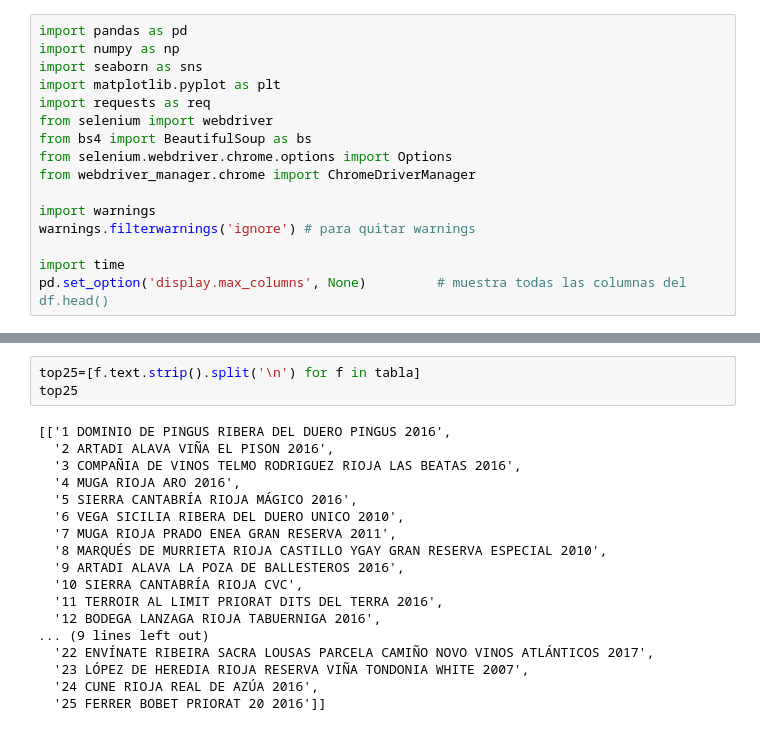
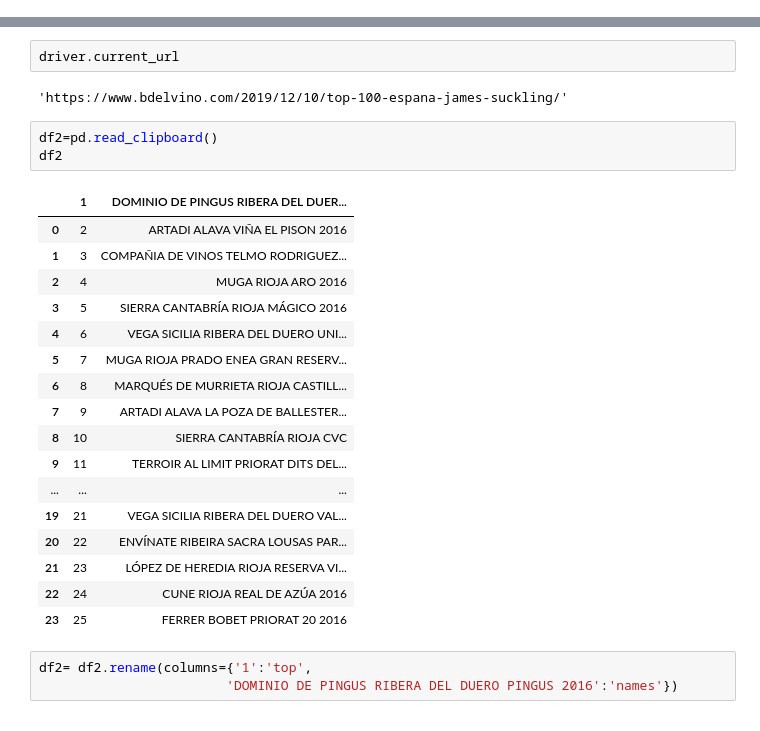
Before and after one commit to OrianAmpuero/ETL-PROJECT, a Jupyter notebook: DATA/DF CLEAN 2.ipynb, the cells around one changed output, grey strips where cells are left out. Cells and saved outputs as stored; diff of their text form.

```diff
--- a/DATA/DF CLEAN 2.ipynb
+++ b/DATA/DF CLEAN 2.ipynb
@@ -5,16 +2,0 @@
-# %%
-import pandas as pd
-import numpy as np
-import seaborn as sns
-import matplotlib.pyplot as plt
-import requests as req
-from selenium import webdriver
-from bs4 import BeautifulSoup as bs
-from selenium.webdriver.chrome.options import Options
-from webdriver_manager.chrome import ChromeDriverManager
-
-import warnings
-warnings.filterwarnings('ignore') # para quitar warnings
-
-import time
-pd.set_option('display.max_columns', None)         # muestra todas las columnas del df.head()
@@ -50,21 +85,28 @@ tabla
-# %%
-top25=[f.text.strip().split('\n') for f in tabla]
-top25
-# %% [output]
-[['1 DOMINIO DE PINGUS RIBERA DEL DUERO PINGUS 2016',
-  '2 ARTADI ALAVA VIÑA EL PISON 2016',
-  '3 COMPAÑIA DE VINOS TELMO RODRIGUEZ RIOJA LAS BEATAS 2016',
-  '4 MUGA RIOJA ARO 2016',
-  '5 SIERRA CANTABRÍA RIOJA MÁGICO 2016',
-  '6 VEGA SICILIA RIBERA DEL DUERO UNICO 2010',
-  '7 MUGA RIOJA PRADO ENEA GRAN RESERVA 2011',
-  '8 MARQUÉS DE MURRIETA RIOJA CASTILLO YGAY GRAN RESERVA ESPECIAL 2010',
-  '9 ARTADI ALAVA LA POZA DE BALLESTEROS 2016',
-  '10 SIERRA CANTABRÍA RIOJA CVC',
-  '11 TERROIR AL LIMIT PRIORAT DITS DEL TERRA 2016',
-  '12 BODEGA LANZAGA RIOJA TABUERNIGA 2016',
-... (9 lines left out)
-  '22 ENVÍNATE RIBEIRA SACRA LOUSAS PARCELA CAMIÑO NOVO VINOS ATLÁNTICOS 2017',
-  '23 LÓPEZ DE HEREDIA RIOJA RESERVA VIÑA TONDONIA WHITE 2007',
-  '24 CUNE RIOJA REAL DE AZÚA 2016',
-  '25 FERRER BOBET PRIORAT 20 2016']]
+# %%
+driver.current_url
+# %% [output]
+'https://www.bdelvino.com/2019/12/10/top-100-espana-james-suckling/'
+# %%
+df2=pd.read_clipboard()
+df2
+# %% [output]
+|  | 1 | DOMINIO DE PINGUS RIBERA DEL DUER... |
+| 0 | 2 | ARTADI ALAVA VIÑA EL PISON 2016 |
+| 1 | 3 | COMPAÑIA DE VINOS TELMO RODRIGUEZ... |
+| 2 | 4 | MUGA RIOJA ARO 2016 |
+| 3 | 5 | SIERRA CANTABRÍA RIOJA MÁGICO 2016 |
+| 4 | 6 | VEGA SICILIA RIBERA DEL DUERO UNI... |
+| 5 | 7 | MUGA RIOJA PRADO ENEA GRAN RESERV... |
+| 6 | 8 | MARQUÉS DE MURRIETA RIOJA CASTILL... |
+| 7 | 9 | ARTADI ALAVA LA POZA DE BALLESTER... |
+| 8 | 10 | SIERRA CANTABRÍA RIOJA CVC |
+| 9 | 11 | TERROIR AL LIMIT PRIORAT DITS DEL... |
+| ... | ... | ... |
+| 19 | 21 | VEGA SICILIA RIBERA DEL DUERO VAL... |
+| 20 | 22 | ENVÍNATE RIBEIRA SACRA LOUSAS PAR... |
+| 21 | 23 | LÓPEZ DE HEREDIA RIOJA RESERVA VI... |
+| 22 | 24 | CUNE RIOJA REAL DE AZÚA 2016 |
+| 23 | 25 | FERRER BOBET PRIORAT 20 2016 |
+# %%
+df2= df2.rename(columns={'1':'top',
+                        'DOMINIO DE PINGUS RIBERA DEL DUERO PINGUS 2016':'names'})
```
Also changed, not shown: parts of 14 cells of this notebook, 9 other files.
